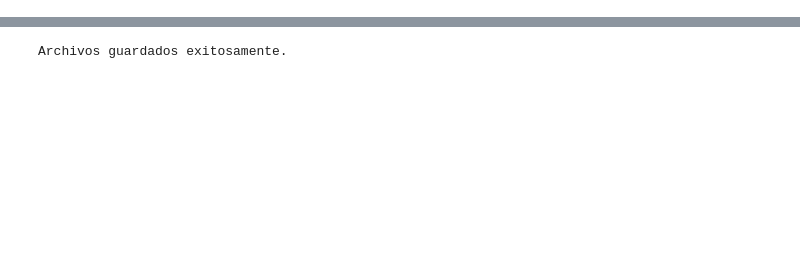
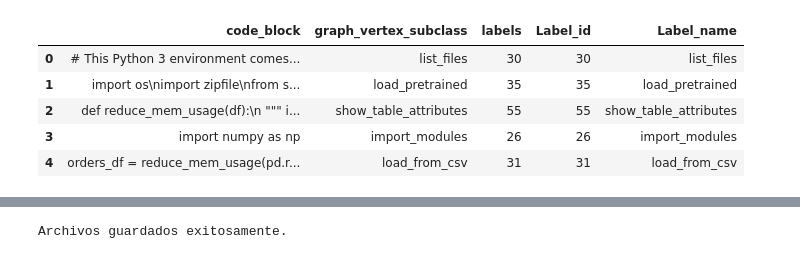
Before and after one commit to TitoWuPan/DiTransformer-Code, a Jupyter notebook: Data/Preparar_data.ipynb, the cells around one changed output, grey strips where cells are left out. Saved outputs shown, nothing was run; the diff lists cells and outputs as text; code cells hidden in the pictures; blank space fills up the shorter version.

```diff
--- a/Data/Preparar_data.ipynb
+++ b/Data/Preparar_data.ipynb
@@ -38,0 +126,2 @@ Name: code_block, dtype: object
+# %%
+df_agrupado = df_agrupado[['code_block', 'graph_vertex_subclass']]
@@ -38,0 +149,11 @@ Name: code_block, dtype: object
+# %%
+from sklearn.preprocessing import LabelEncoder
+
+label_encoder = LabelEncoder()
+print(df_agrupado["graph_vertex_subclass"].unique())
+df_agrupado["labels"] = label_encoder.fit_transform(df_agrupado["graph_vertex_subclass"])
+print(len(df_agrupado["labels"].unique()))
+
+df_labels = pd.DataFrame({'Label_id': df_agrupado["labels"].unique(), 'Label_name': df_agrupado["graph_vertex_subclass"].unique()})
+df_labels = df_labels.sort_values(by='Label_id', ascending=True)
+# df_labels.to_csv('labes.csv', index=False)
@@ -38,0 +179,2 @@ Name: code_block, dtype: object
+# %%
+df_agrupado = pd.merge(df_agrupado, df_labels, left_on='graph_vertex_subclass', right_on='Label_name')
@@ -38,0 +196,9 @@ Name: code_block, dtype: object
+# %%
+df_agrupado.head()
+# %% [output]
+|  | code_block | graph_vertex_subclass | labels | Label_id | Label_name |
+| 0 | # This Python 3 environment comes... | list_files | 30 | 30 | list_files |
+| 1 | import os\nimport zipfile\nfrom s... | load_pretrained | 35 | 35 | load_pretrained |
+| 2 | def reduce_mem_usage(df):\n """ i... | show_table_attributes | 55 | 55 | show_table_attributes |
+| 3 | import numpy as np | import_modules | 26 | 26 | import_modules |
+| 4 | orders_df = reduce_mem_usage(pd.r... | load_from_csv | 31 | 31 | load_from_csv |
```
Also changed, not shown: parts of 39 cells of this notebook.
